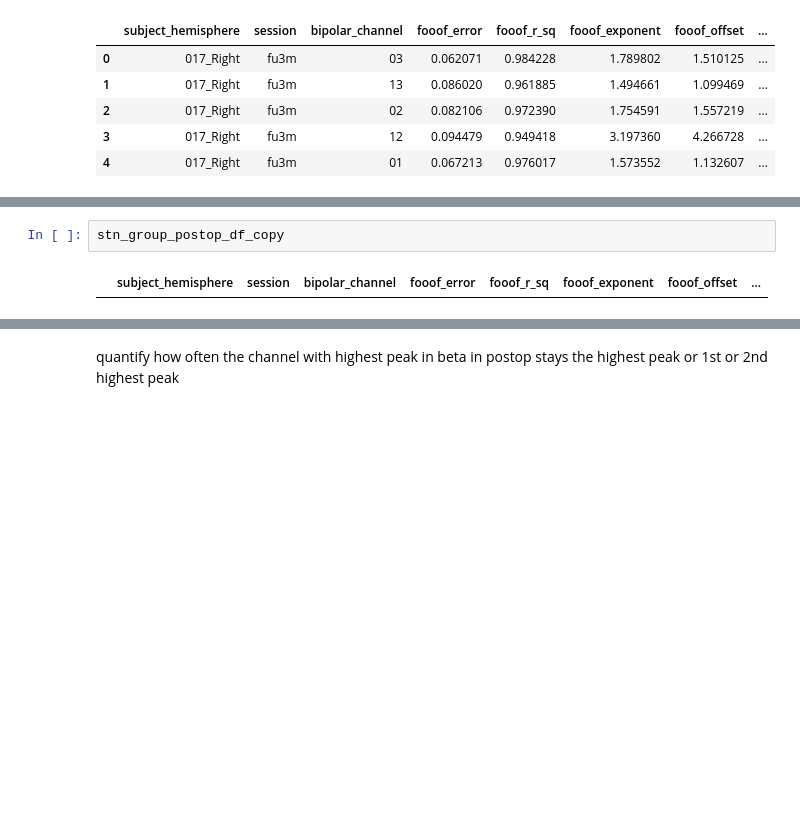
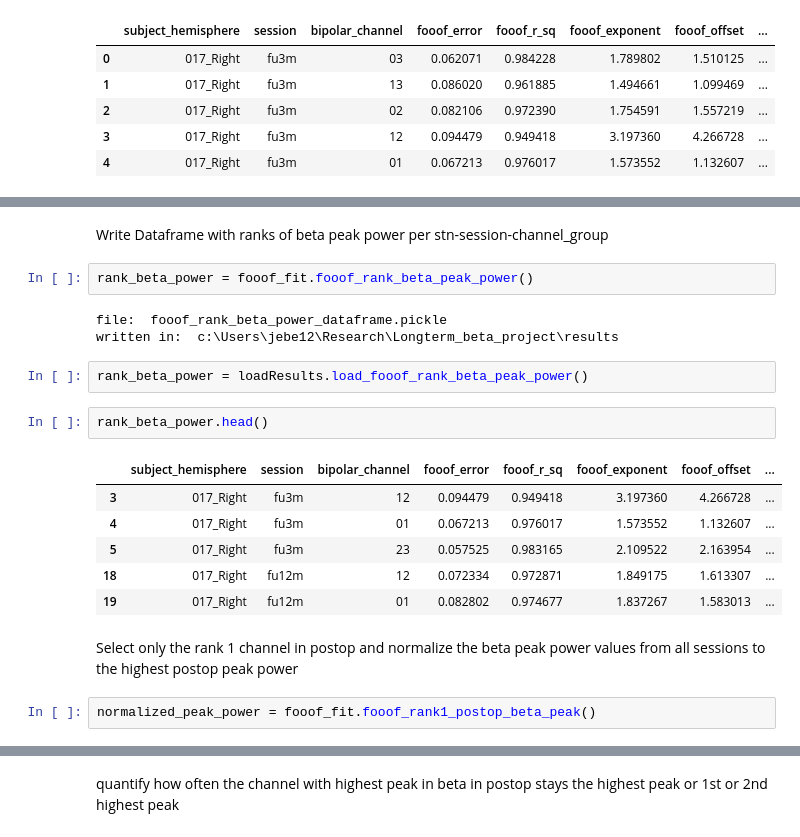
Before and after one commit to JKBehnke/BetaSenSightLongterm, a Jupyter notebook: notebooks/fooof_playground.ipynb, the cells around one changed output, grey strips where cells are left out. Cells and saved outputs as stored; diff of their text form; blank space fills up the shorter version.

```diff
--- a/notebooks/fooof_playground.ipynb
+++ b/notebooks/fooof_playground.ipynb
@@ -1402,4 +1338,22 @@ IndexError: index 0 is out of bounds for axis 0 with size 0
-# %%
-stn_group_postop_df_copy
-# %% [output]
-|  | subject_hemisphere | session | bipolar_channel | fooof_error | fooof_r_sq | fooof_exponent | fooof_offset | ... |
+# %% [markdown]
+Write Dataframe with ranks of beta peak power per stn-session-channel_group
+# %%
+rank_beta_power = fooof_fit.fooof_rank_beta_peak_power()
+# %% [output]
+file:  fooof_rank_beta_power_dataframe.pickle
+written in:  c:\Users\jebe12\Research\Longterm_beta_project\results
+# %%
+rank_beta_power = loadResults.load_fooof_rank_beta_peak_power()
+# %%
+rank_beta_power.head()
+# %% [output]
+|  | subject_hemisphere | session | bipolar_channel | fooof_error | fooof_r_sq | fooof_exponent | fooof_offset | ... |
+| 3 | 017_Right | fu3m | 12 | 0.094479 | 0.949418 | 3.197360 | 4.266728 | ... |
+| 4 | 017_Right | fu3m | 01 | 0.067213 | 0.976017 | 1.573552 | 1.132607 | ... |
+| 5 | 017_Right | fu3m | 23 | 0.057525 | 0.983165 | 2.109522 | 2.163954 | ... |
+| 18 | 017_Right | fu12m | 12 | 0.072334 | 0.972871 | 1.849175 | 1.613307 | ... |
+| 19 | 017_Right | fu12m | 01 | 0.082802 | 0.974677 | 1.837267 | 1.583013 | ... |
+# %% [markdown]
+Select only the rank 1 channel in postop and normalize the beta peak power values from all sessions to the highest postop peak power
+# %%
+normalized_peak_power = fooof_fit.fooof_rank1_postop_beta_peak()
```
Also changed, not shown: parts of 12 cells of this notebook, 2 other files.
